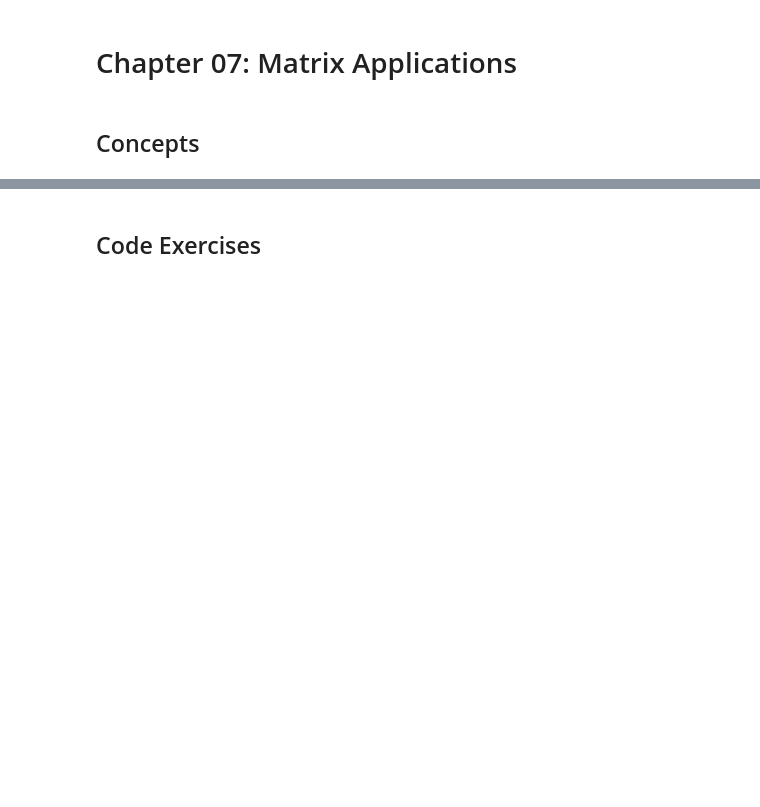
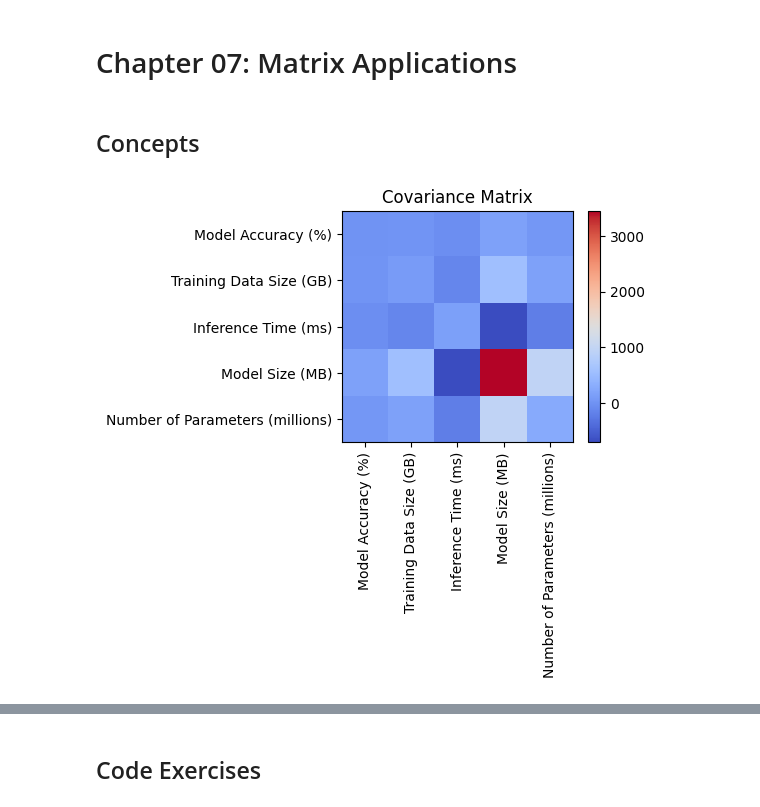
Before and after one commit to MiesnerJacob/practical-linear-algebra-for-data-science, a Jupyter notebook: 07-matrix-applications.ipynb, the cells around one changed output, grey strips where cells are left out. Drawn from its saved outputs; the diff is of its cells as text; code cells hidden in the pictures; blank space fills up the shorter version.

Commit message:
finished code exercises for chapter 07, matrix applications

```diff
--- a/07-matrix-applications.ipynb
+++ b/07-matrix-applications.ipynb
@@ -12,0 +16,55 @@
+# %%
+# Multivariate Data Covariance Matrices
+
+# Our data to measure covariance on
+data = [
+    {"Model Accuracy (%)": 91.5, "Training Data Size (GB)": 15, "Inference Time (ms)": 50, "Model Size (MB)": 320, "Number of Parameters (millions)": 45},
+    {"Model Accuracy (%)": 92.0, "Training Data Size (GB)": 18, "Inference Time (ms)": 48, "Model Size (MB)": 340, "Number of Parameters (millions)": 50},
+    {"Model Accuracy (%)": 89.8, "Training Data Size (GB)": 10, "Inference Time (ms)": 60, "Model Size (MB)": 300, "Number of Parameters (millions)": 38},
+    {"Model Accuracy (%)": 94.2, "Training Data Size (GB)": 25, "Inference Time (ms)": 40, "Model Size (MB)": 400, "Number of Parameters (millions)": 65},
+    {"Model Accuracy (%)": 93.1, "Training Data Size (GB)": 22, "Inference Time (ms)": 42, "Model Size (MB)": 380, "Number of Parameters (millions)": 58},
+    {"Model Accuracy (%)": 88.6, "Training Data Size (GB)": 8, "Inference Time (ms)": 65, "Model Size (MB)": 290, "Number of Parameters (millions)": 35},
+    {"Model Accuracy (%)": 95.0, "Training Data Size (GB)": 30, "Inference Time (ms)": 38, "Model Size (MB)": 420, "Number of Parameters (millions)": 70},
+    {"Model Accuracy (%)": 87.4, "Training Data Size (GB)": 5, "Inference Time (ms)": 70, "Model Size (MB)": 280, "Number of Parameters (millions)": 30},
+    {"Model Accuracy (%)": 90.2, "Training Data Size (GB)": 12, "Inference Time (ms)": 55, "Model Size (MB)": 310, "Number of Parameters (millions)": 40},
+    {"Model Accuracy (%)": 96.3, "Training Data Size (GB)": 35, "Inference Time (ms)": 30, "Model Size (MB)": 450, "Number of Parameters (millions)": 80},
+    {"Model Accuracy (%)": 91.9, "Training Data Size (GB)": 17, "Inference Time (ms)": 52, "Model Size (MB)": 330, "Number of Parameters (millions)": 47},
+    {"Model Accuracy (%)": 94.7, "Training Data Size (GB)": 28, "Inference Time (ms)": 39, "Model Size (MB)": 410, "Number of Parameters (millions)": 68},
+    {"Model Accuracy (%)": 90.8, "Training Data Size (GB)": 14, "Inference Time (ms)": 53, "Model Size (MB)": 325, "Number of Parameters (millions)": 46},
+    {"Model Accuracy (%)": 95.5, "Training Data Size (GB)": 32, "Inference Time (ms)": 36, "Model Size (MB)": 435, "Number of Parameters (millions)": 75},
+    {"Model Accuracy (%)": 86.9, "Training Data Size (GB)": 6, "Inference Time (ms)": 68, "Model Size (MB)": 285, "Number of Parameters (millions)": 32},
+    {"Model Accuracy (%)": 93.4, "Training Data Size (GB)": 20, "Inference Time (ms)": 45, "Model Size (MB)": 370, "Number of Parameters (millions)": 55},
+    {"Model Accuracy (%)": 88.1, "Training Data Size (GB)": 9, "Inference Time (ms)": 62, "Model Size (MB)": 295, "Number of Parameters (millions)": 37},
+    {"Model Accuracy (%)": 97.0, "Training Data Size (GB)": 38, "Inference Time (ms)": 28, "Model Size (MB)": 460, "Number of Parameters (millions)": 85},
+    {"Model Accuracy (%)": 89.5, "Training Data Size (GB)": 11, "Inference Time (ms)": 58, "Model Size (MB)": 305, "Number of Parameters (millions)": 39},
+    {"Model Accuracy (%)": 92.8, "Training Data Size (GB)": 19, "Inference Time (ms)": 47, "Model Size (MB)": 360, "Number of Parameters (millions)": 53}
+]
+
+# Create DataFrame
+df = pd.DataFrame(data)
+
+df_values = df.values
+
+# Mean-center the data
+datamean = np.mean(df_values,axis=0)
+data_mean_centered = df_values - datamean
+
+# Compute covariance matrix
+cov_matrix = data_mean_centered.T @ data_mean_centered  # data matrix times its transpose
+cov_matrix /= (data_mean_centered.shape[0] - 1) # divide by N-1
+
+# dynamic color scaling
+clim = np.max(np.abs(cov_matrix)) * .2
+
+# Plotting
+plt.figure(figsize=(4, 3))
+plt.imshow(cov_matrix, cmap='coolwarm', interpolation='none')
+plt.colorbar()
+plt.xticks(ticks=np.arange(len(df.columns)), labels=df.columns, rotation=90)
+plt.yticks(ticks=np.arange(len(df.columns)), labels=df.columns)
+plt.title('Covariance Matrix')
+plt.grid(False)
+plt.savefig('covariance_matrix.png', dpi=300)
+plt.show()
+# %% [output]
+[figure, added]
```
Also changed, not shown: parts of 22 cells of this notebook, 2 other files.
